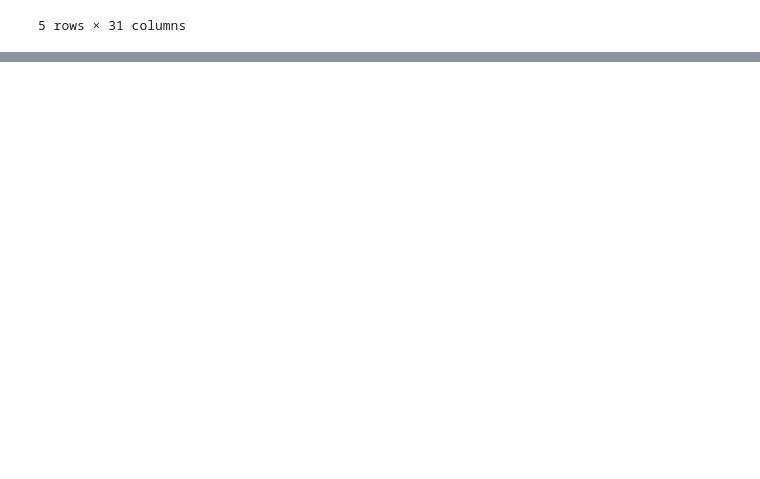
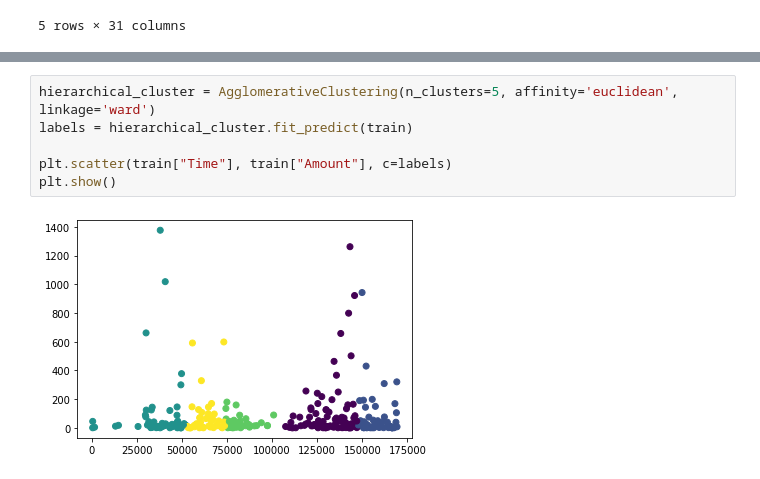
Before and after one commit to showmidelo/SBU-ML-Winter-23, a Jupyter notebook: project.ipynb, the cells around one changed output, grey strips where cells are left out. Drawn from its saved outputs; the diff is of its cells as text; blank space fills up the shorter version.

```diff
--- a/project.ipynb
+++ b/project.ipynb
@@ -196,0 +267,8 @@ plt.show()
+# %%
+hierarchical_cluster = AgglomerativeClustering(n_clusters=5, affinity='euclidean', linkage='ward')
+labels = hierarchical_cluster.fit_predict(train)
+
+plt.scatter(train["Time"], train["Amount"], c=labels)
+plt.show()
+# %% [output]
+[figure, added]
```
Also changed, not shown: parts of 7 cells of this notebook.
